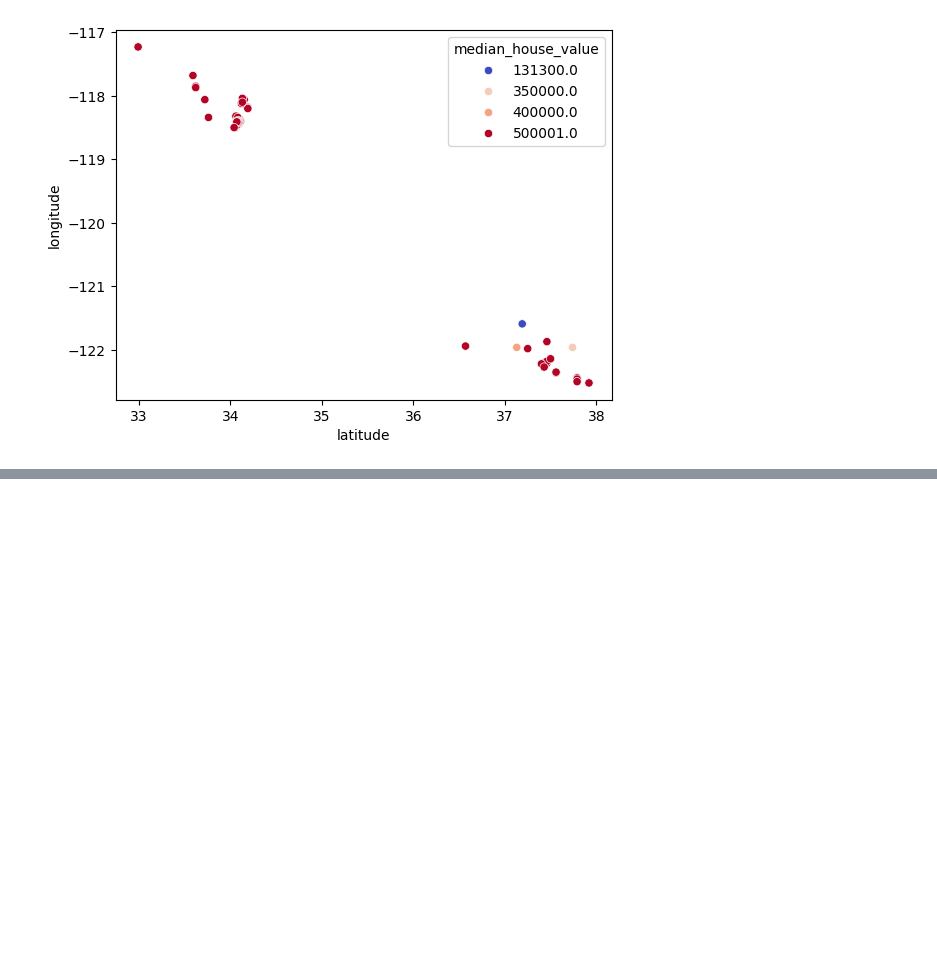
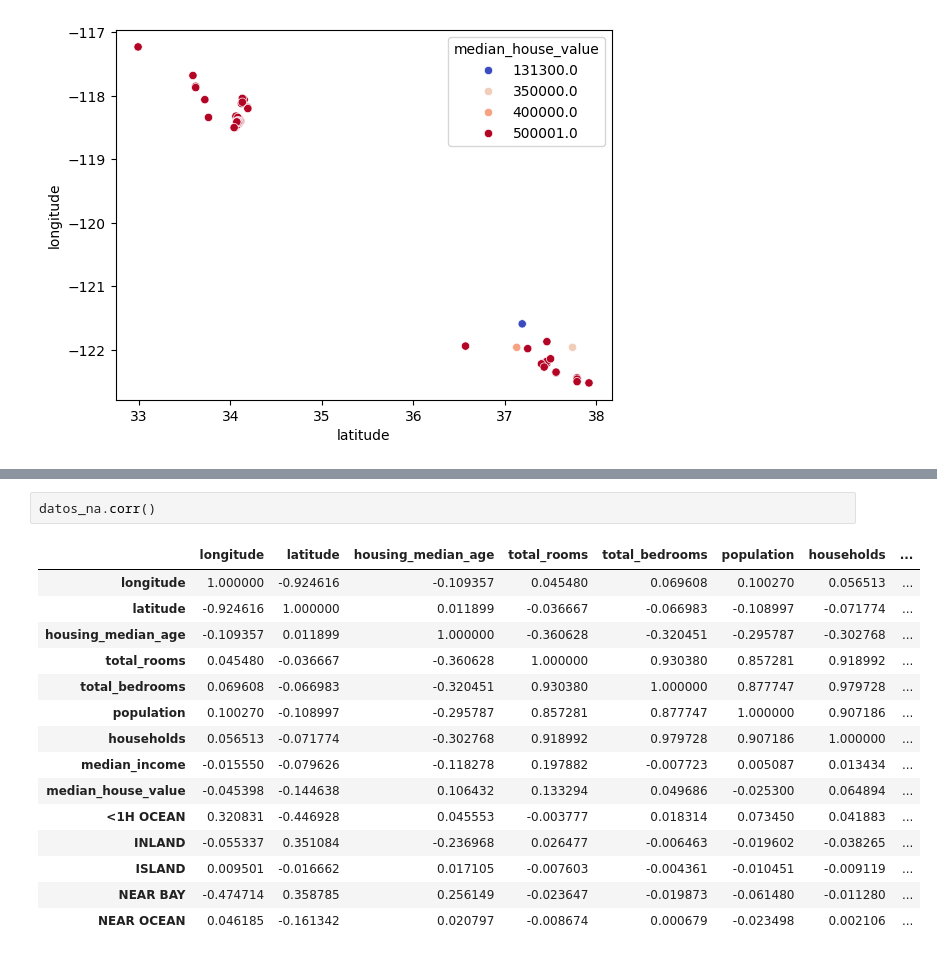
Before and after one commit to gonzolopez18/python_ia, a Jupyter notebook: Unidad 4/U4_01_Set_De_Datos.ipynb, the cells around one changed output, grey strips where cells are left out. Drawn from its saved outputs; the diff is of its cells as text; blank space fills up the shorter version.

```diff
--- a/Unidad 4/U4_01_Set_De_Datos.ipynb
+++ b/Unidad 4/U4_01_Set_De_Datos.ipynb
@@ -81,0 +131,18 @@ sb.scatterplot(x="latitude", y="longitude", data=datos[(datos.median_income > 14
+# %%
+datos_na.corr()
+# %% [output]
+|  | longitude | latitude | housing_median_age | total_rooms | total_bedrooms | population | households | ... |
+| longitude | 1.000000 | -0.924616 | -0.109357 | 0.045480 | 0.069608 | 0.100270 | 0.056513 | ... |
+| latitude | -0.924616 | 1.000000 | 0.011899 | -0.036667 | -0.066983 | -0.108997 | -0.071774 | ... |
+| housing_median_age | -0.109357 | 0.011899 | 1.000000 | -0.360628 | -0.320451 | -0.295787 | -0.302768 | ... |
+| total_rooms | 0.045480 | -0.036667 | -0.360628 | 1.000000 | 0.930380 | 0.857281 | 0.918992 | ... |
+| total_bedrooms | 0.069608 | -0.066983 | -0.320451 | 0.930380 | 1.000000 | 0.877747 | 0.979728 | ... |
+| population | 0.100270 | -0.108997 | -0.295787 | 0.857281 | 0.877747 | 1.000000 | 0.907186 | ... |
+| households | 0.056513 | -0.071774 | -0.302768 | 0.918992 | 0.979728 | 0.907186 | 1.000000 | ... |
+| median_income | -0.015550 | -0.079626 | -0.118278 | 0.197882 | -0.007723 | 0.005087 | 0.013434 | ... |
+| median_house_value | -0.045398 | -0.144638 | 0.106432 | 0.133294 | 0.049686 | -0.025300 | 0.064894 | ... |
+| <1H OCEAN | 0.320831 | -0.446928 | 0.045553 | -0.003777 | 0.018314 | 0.073450 | 0.041883 | ... |
+| INLAND | -0.055337 | 0.351084 | -0.236968 | 0.026477 | -0.006463 | -0.019602 | -0.038265 | ... |
+| ISLAND | 0.009501 | -0.016662 | 0.017105 | -0.007603 | -0.004361 | -0.010451 | -0.009119 | ... |
+| NEAR BAY | -0.474714 | 0.358785 | 0.256149 | -0.023647 | -0.019873 | -0.061480 | -0.011280 | ... |
+| NEAR OCEAN | 0.046185 | -0.161342 | 0.020797 | -0.008674 | 0.000679 | -0.023498 | 0.002106 | ... |
```
Also changed, not shown: parts of 6 cells of this notebook, 1 other file.
